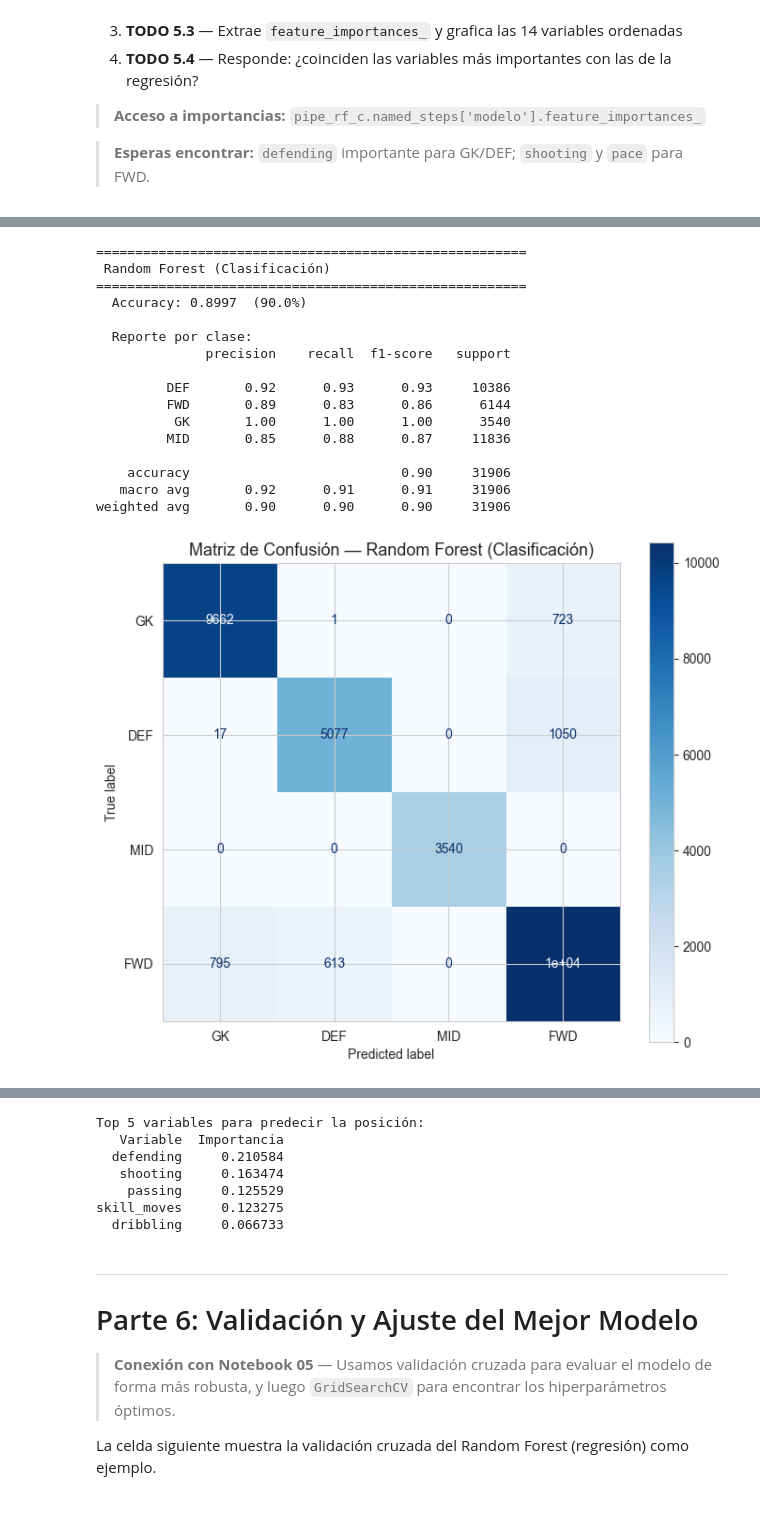
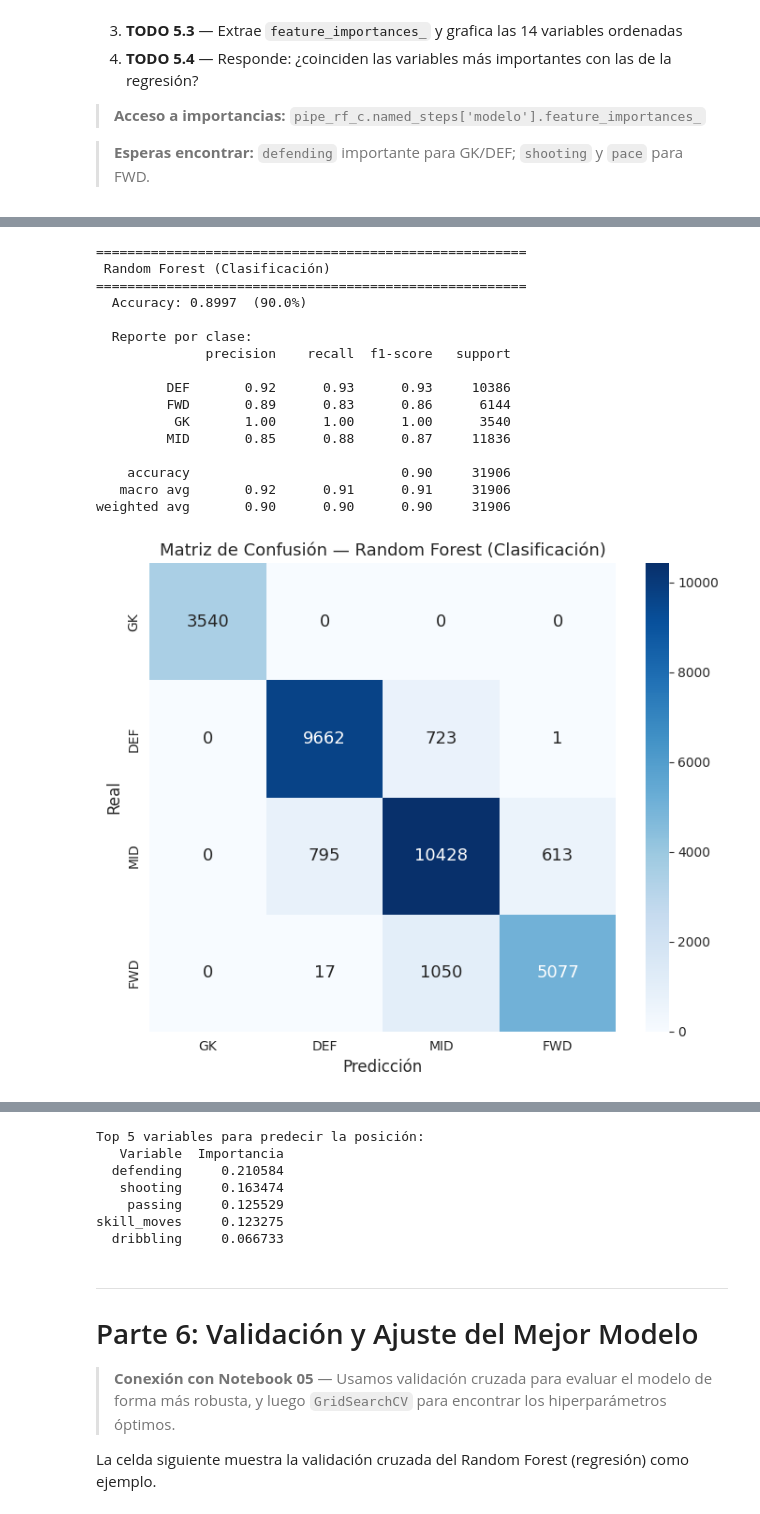
Before and after one commit to bypipe27/informeIA, a Jupyter notebook: Proyecto_FIFA_Players.ipynb, the cells around one changed output, grey strips where cells are left out. Drawn from its saved outputs; the diff is of its cells as text; code cells hidden in the pictures.

```diff
--- a/Proyecto_FIFA_Players.ipynb
+++ b/Proyecto_FIFA_Players.ipynb
@@ -906,12 +950,16 @@ y_pred_rf_c = pipe_rf_c.predict(X_test_c)
 acc_rf_c = evaluar_clasificacion(y_test_c, y_pred_rf_c, 'Random Forest (Clasificación)')
 
 fig, ax = plt.subplots(figsize=(7, 6))
-ConfusionMatrixDisplay.from_predictions(
-    y_test_c, y_pred_rf_c,
-    display_labels=['GK', 'DEF', 'MID', 'FWD'],
-    cmap='Blues',
-    ax=ax
-)
+cm_rf = confusion_matrix(y_test_c, y_pred_rf_c, labels=['GK', 'DEF', 'MID', 'FWD'])
+sns.heatmap(
+    cm_rf, annot=True, fmt='d', cmap='Blues', ax=ax,
+    xticklabels=['GK', 'DEF', 'MID', 'FWD'],
+    yticklabels=['GK', 'DEF', 'MID', 'FWD'],
+    annot_kws={'size': 13},
+    linewidths=0
+ )
+ax.set_xlabel('Predicción', fontsize=12)
+ax.set_ylabel('Real', fontsize=12)
 ax.set_title('Matriz de Confusión — Random Forest (Clasificación)', fontsize=13)
 plt.tight_layout()
 plt.show()
@@ -924,31 +972,31 @@ df_imp_c = pd.DataFrame({
     'Variable': FEATURES_NUMERICAS,
     'Importancia': importancias_c
 }).sort_values('Importancia', ascending=True)
 
 fig, ax = plt.subplots(figsize=(8, 6))
 ax.barh(df_imp_c['Variable'], df_imp_c['Importancia'], color='steelblue', edgecolor='black', alpha=0.8)
 ax.set_xlabel('Importancia relativa', fontsize=12)
 ax.set_title('Importancia de Variables — RF Clasificación (Posición)', fontsize=13)
 plt.tight_layout()
 plt.show()
 
 print('Top 5 variables para predecir la posición:')
 print(df_imp_c.sort_values('Importancia', ascending=False).head(5).to_string(index=False))
 # %% [output]
 =======================================================
  Random Forest (Clasificación)
 =======================================================
   Accuracy: 0.8997  (90.0%)
 
   Reporte por clase:
               precision    recall  f1-score   support
 
          DEF       0.92      0.93      0.93     10386
          FWD       0.89      0.83      0.86      6144
           GK       1.00      1.00      1.00      3540
          MID       0.85      0.88      0.87     11836
 
     accuracy                           0.90     31906
    macro avg       0.92      0.91      0.91     31906
 weighted avg       0.90      0.90      0.90     31906
-[figure, old version]
+[figure, new version]
```
Also changed, not shown: parts of 21 cells of this notebook.
